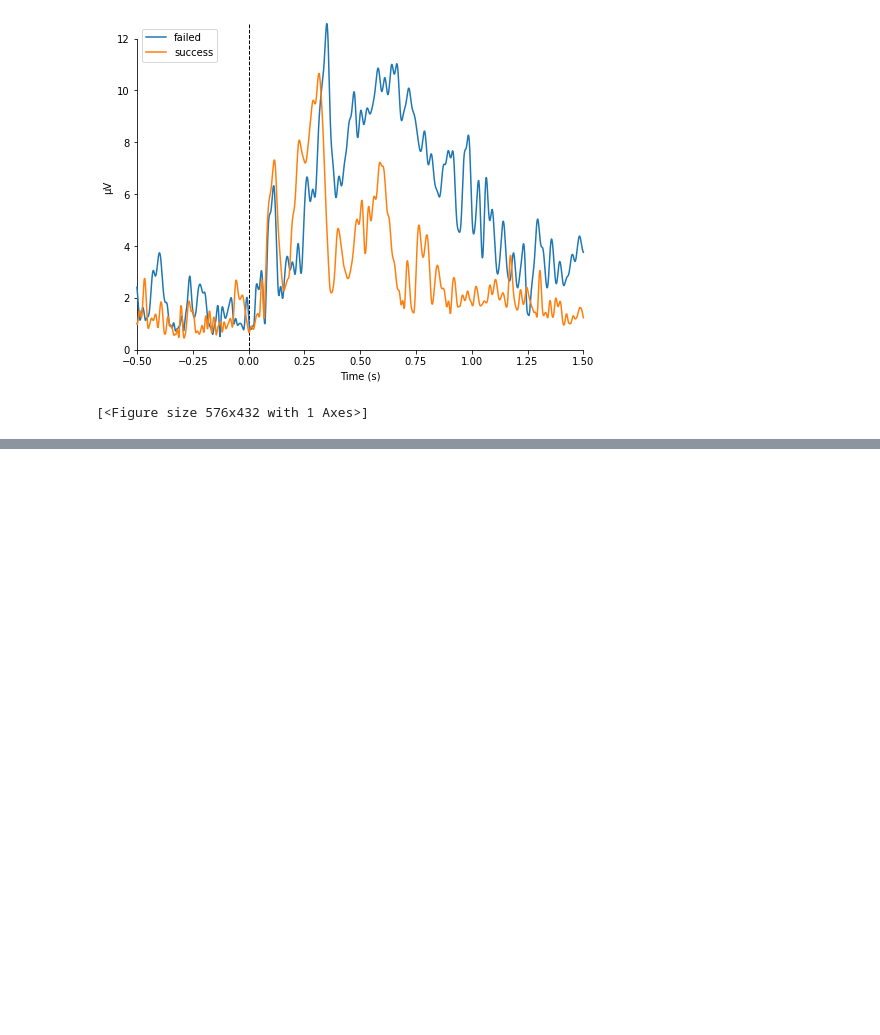
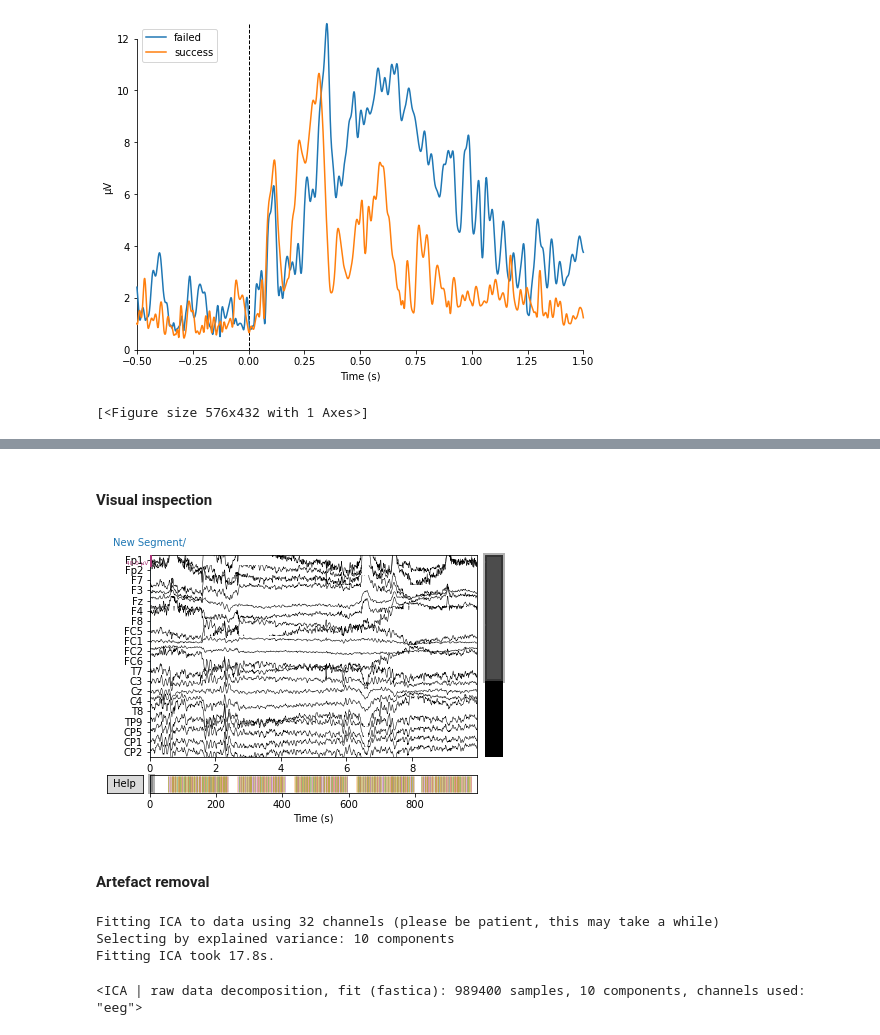
Before and after one commit to saraoe/ACN_2021, a Jupyter notebook: portfolio/portfolio_nb.ipynb, the cells around one changed output, grey strips where cells are left out. Drawn from its saved outputs; the diff is of its cells as text; code cells hidden in the pictures; blank space fills up the shorter version.

```diff
--- a/portfolio/portfolio_nb.ipynb
+++ b/portfolio/portfolio_nb.ipynb
@@ -331,0 +351,3 @@ combining channels using "gfp"
+# %%
+filtered2 = raw2.copy().filter(l_freq=None, h_freq=40)
+filtered2 = filtered2.filter(l_freq=0.1, h_freq=None)
@@ -331,0 +372,16 @@ combining channels using "gfp"
+# %% [markdown]
+#### Visual inspection
+# %%
+filtered2.plot(); # no bad channels
+# %% [output]
+[figure, added]
+# %% [markdown]
+#### Artefact removal
+# %%
+ica = mne.preprocessing.ICA(n_components=0.95, random_state=97, max_iter=800)
+ica.fit(filtered2)
+# %% [output]
+Fitting ICA to data using 32 channels (please be patient, this may take a while)
+Selecting by explained variance: 10 components
+Fitting ICA took 17.8s.
+<ICA | raw data decomposition, fit (fastica): 989400 samples, 10 components, channels used: "eeg">
```
Also changed, not shown: parts of 33 cells of this notebook.
